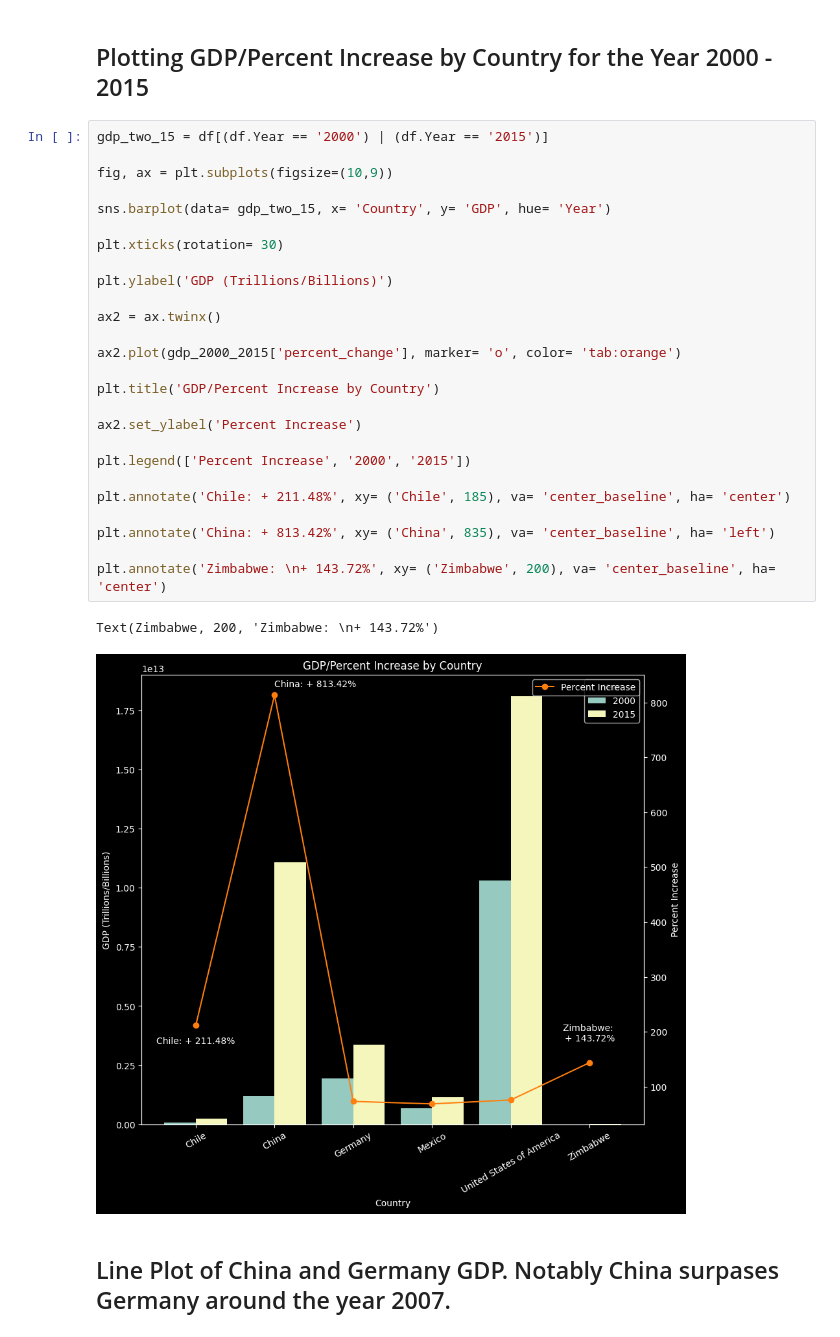
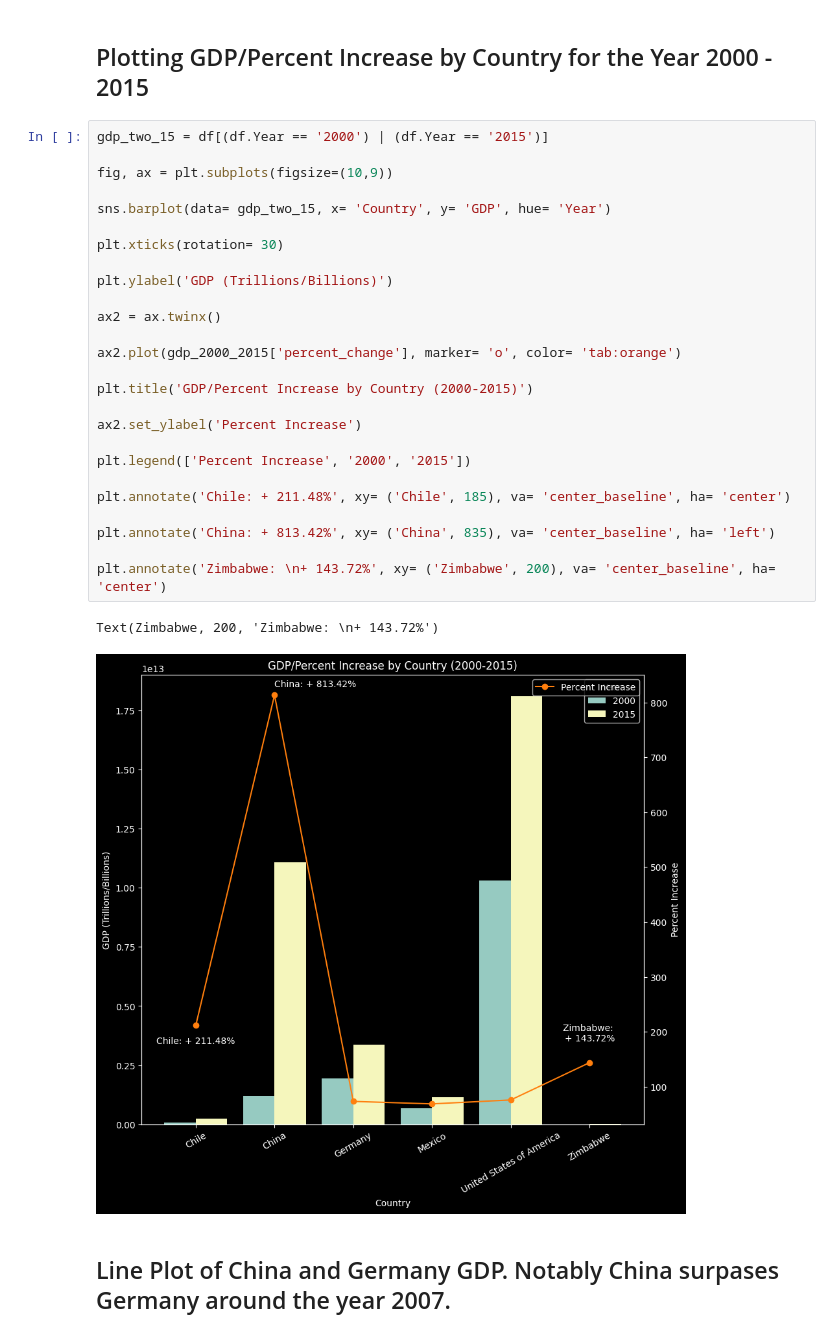
Before and after one commit to AngelChacon22/Life-Expextancy-and-GDP-Portfolio-Project, a Jupyter notebook: life_expectancy_gdp.ipynb, the cells around one changed output. Saved outputs shown, nothing was run; the diff lists cells and outputs as text.

```diff
--- a/life_expectancy_gdp.ipynb
+++ b/life_expectancy_gdp.ipynb
@@ -511,32 +515,32 @@ gdp_2000_2015.sort_values(by= ['percent_change'], ascending=False)
 # %%
 gdp_two_15 = df[(df.Year == '2000') | (df.Year == '2015')]
 
 fig, ax = plt.subplots(figsize=(10,9))
 
 sns.barplot(data= gdp_two_15, x= 'Country', y= 'GDP', hue= 'Year')
 
 plt.xticks(rotation= 30)
 
 plt.ylabel('GDP (Trillions/Billions)')
 
 ax2 = ax.twinx()
 
 ax2.plot(gdp_2000_2015['percent_change'], marker= 'o', color= 'tab:orange')
 
-plt.title('GDP/Percent Increase by Country')
+plt.title('GDP/Percent Increase by Country (2000-2015)')
 
 ax2.set_ylabel('Percent Increase')
 
 plt.legend(['Percent Increase', '2000', '2015'])
 
 plt.annotate('Chile: + 211.48%', xy= ('Chile', 185), va= 'center_baseline', ha= 'center')
 
 plt.annotate('China: + 813.42%', xy= ('China', 835), va= 'center_baseline', ha= 'left')
 
 plt.annotate('Zimbabwe: \n+ 143.72%', xy= ('Zimbabwe', 200), va= 'center_baseline', ha= 'center')
 # %% [output]
 Text(Zimbabwe, 200, 'Zimbabwe: \n+ 143.72%')
-[figure, old version]
+[figure, new version]
 # %% [markdown]
 ## Line Plot of China and Germany GDP. Notably China surpases Germany around the year 2007.
 # %%
```
Also changed, not shown: parts of 28 cells of this notebook.
